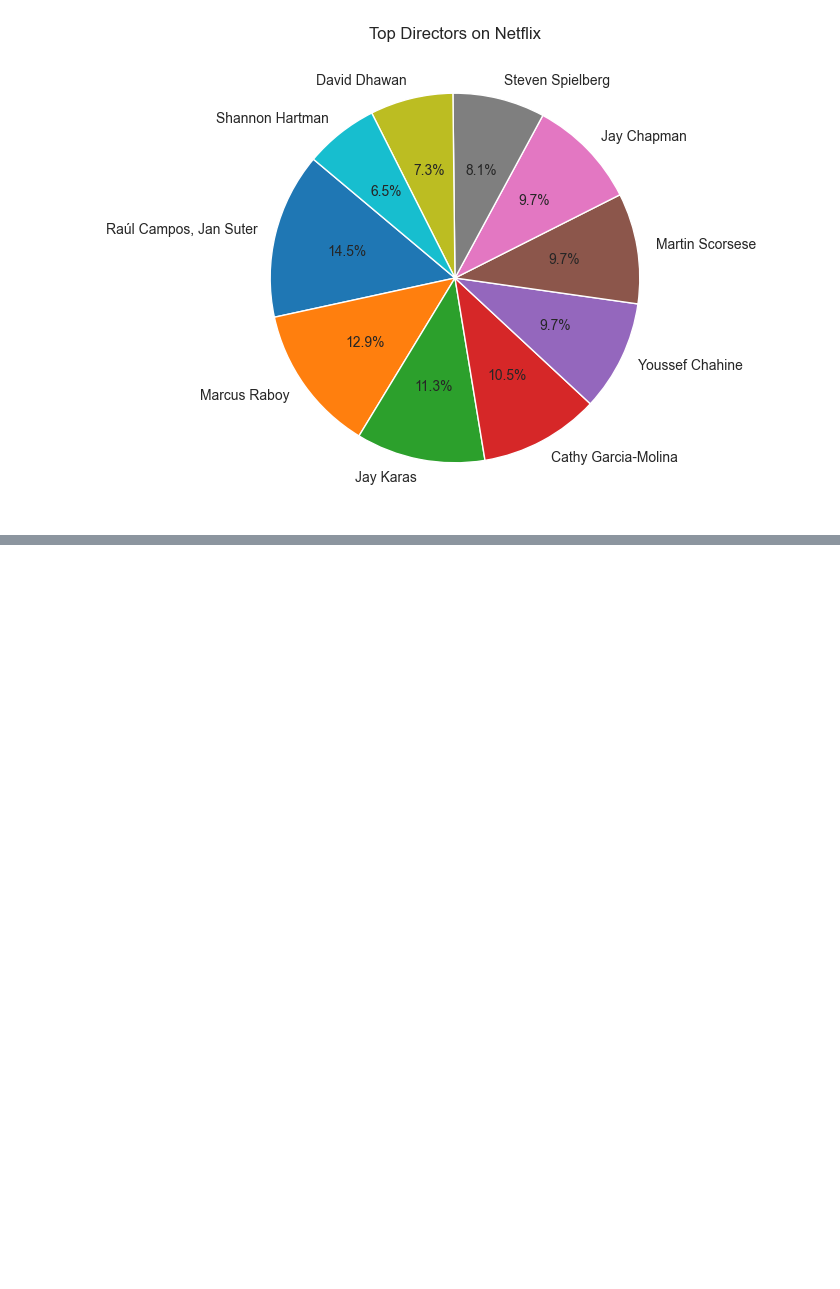
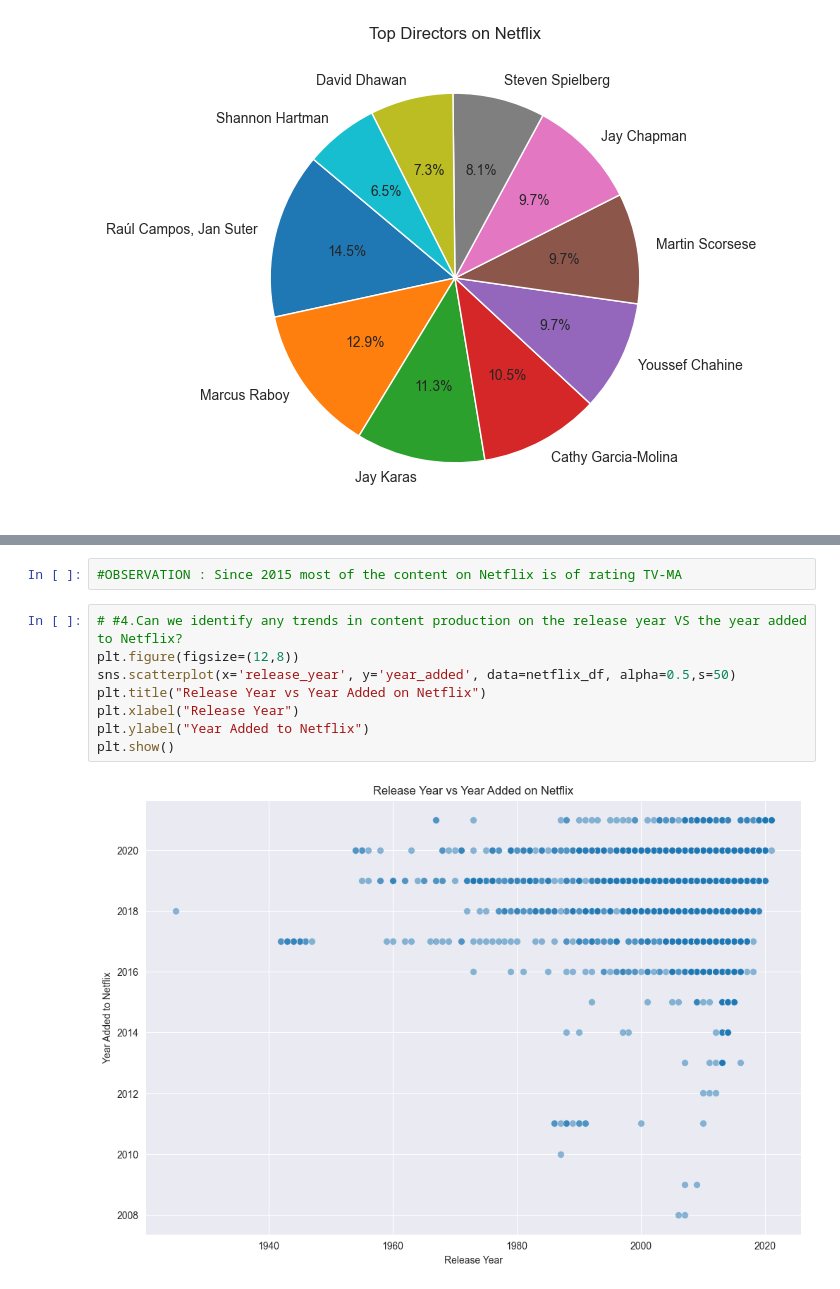
Before and after one commit to AaryanBairagi/GeekForGeeks-21Days-21Projects-Challenge, a Jupyter notebook: Day 2/Day2.ipynb, the cells around one changed output, grey strips where cells are left out. Saved outputs shown, nothing was run; the diff lists cells and outputs as text; blank space fills up the shorter version.

```diff
--- a/Day 2/Day2.ipynb
+++ b/Day 2/Day2.ipynb
@@ -531,3 +531,15 @@ plt.xticks(rotation=90)
 plt.show()
 # %% [output]
 [figure]
+# %%
+#OBSERVATION : Since 2015 most of the content on Netflix is of rating TV-MA
+# %%
+# #4.Can we identify any trends in content production on the release year VS the year added to Netflix?
+plt.figure(figsize=(12,8))
+sns.scatterplot(x='release_year', y='year_added', data=netflix_df, alpha=0.5,s=50)
+plt.title("Release Year vs Year Added on Netflix")
+plt.xlabel("Release Year")
+plt.ylabel("Year Added to Netflix")
+plt.show()
+# %% [output]
+[figure, added]
```
Also changed, not shown: parts of 3 cells of this notebook.
